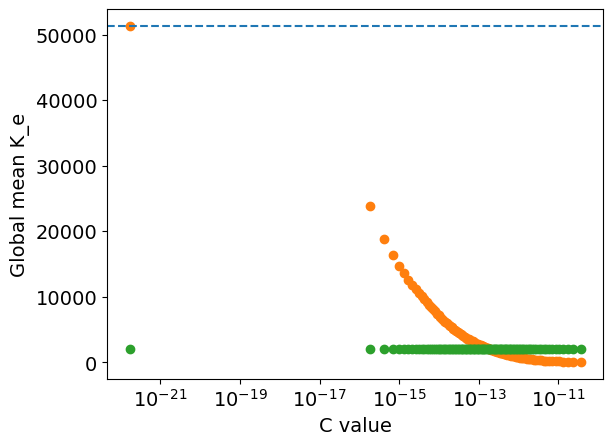
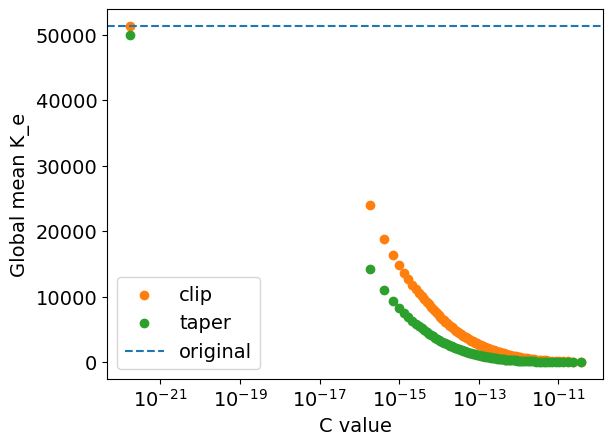
The change to this notebook cell's code, shown as a diff; its figure went from the first image to the second:
--- before
+++ after
@@ -2,4 +2,5 @@
 plt.scatter(Cs, K_e_CT_taps_avs, color='tab:green', label='taper')
 plt.axhline(ds_pbar_grad.K_e_CT.mean().data, color='tab:blue', label='original', linestyle='--')
+plt.legend()
 plt.xscale('log')
 plt.xlabel('C value')

Commit: fixed plot